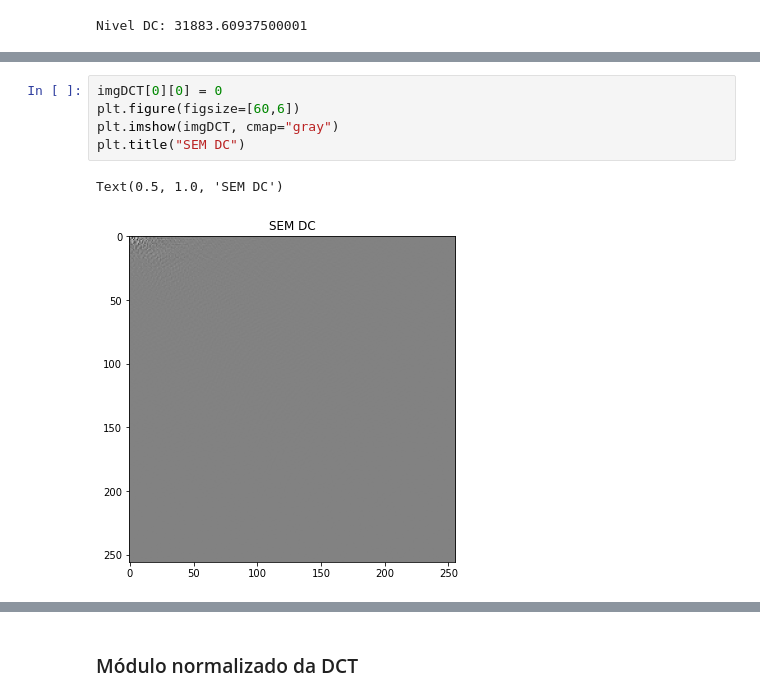
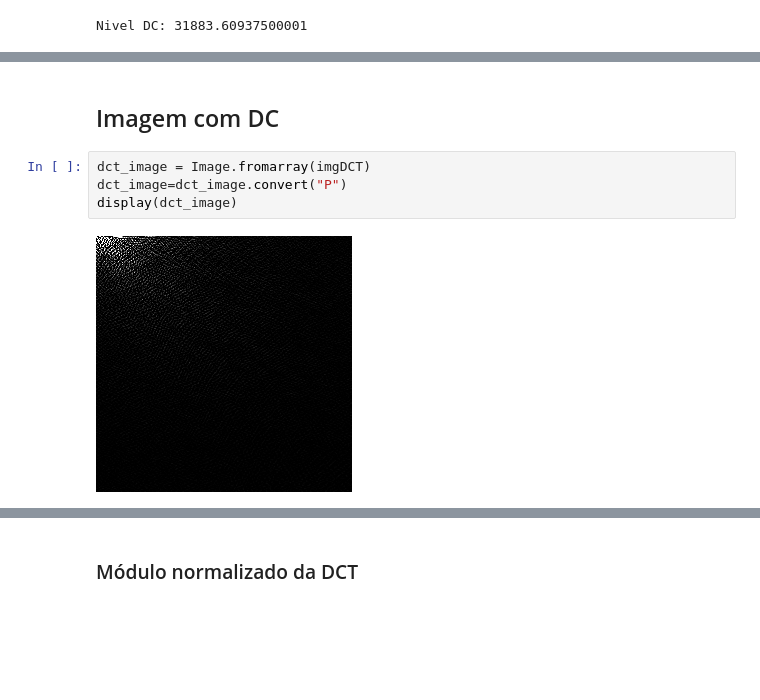
Before and after one commit to SarahToscano/PDI_2, a Jupyter notebook: projetoPratico.ipynb, the cells around one changed output, grey strips where cells are left out. Saved outputs shown, nothing was run; the diff lists cells and outputs as text; blank space fills up the shorter version.

```diff
--- a/projetoPratico.ipynb
+++ b/projetoPratico.ipynb
@@ -170,8 +166,8 @@ Text(0.5, 1.0, 'Com DC')
-# %%
-imgDCT[0][0] = 0
-plt.figure(figsize=[60,6])
-plt.imshow(imgDCT, cmap="gray")
-plt.title("SEM DC")
-# %% [output]
-Text(0.5, 1.0, 'SEM DC')
-[figure, removed]
+# %% [markdown]
+## Imagem com DC
+# %%
+dct_image = Image.fromarray(imgDCT)
+dct_image=dct_image.convert("P")
+display(dct_image)
+# %% [output]
+[figure, added]
```
Also changed, not shown: parts of 10 cells of this notebook.
